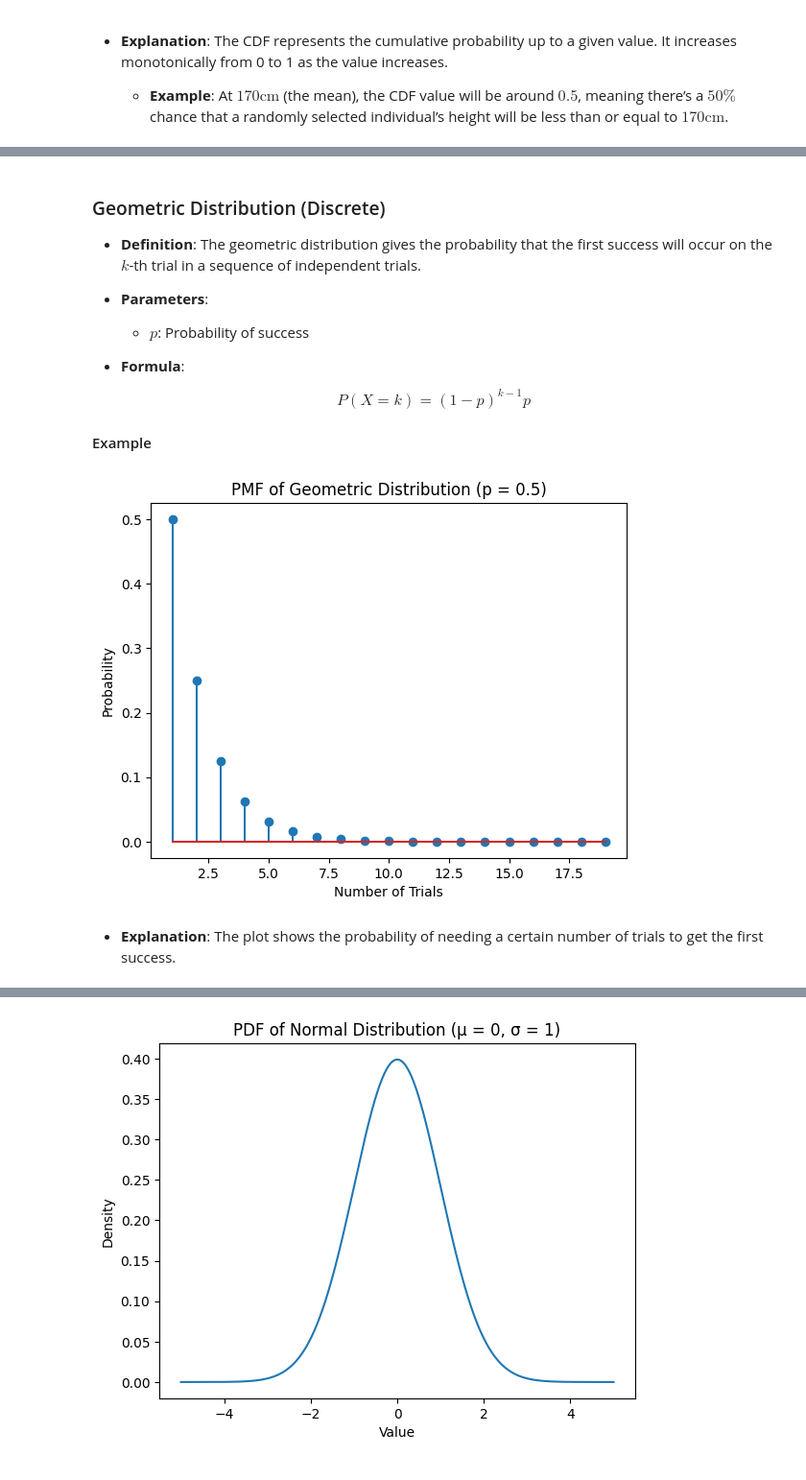
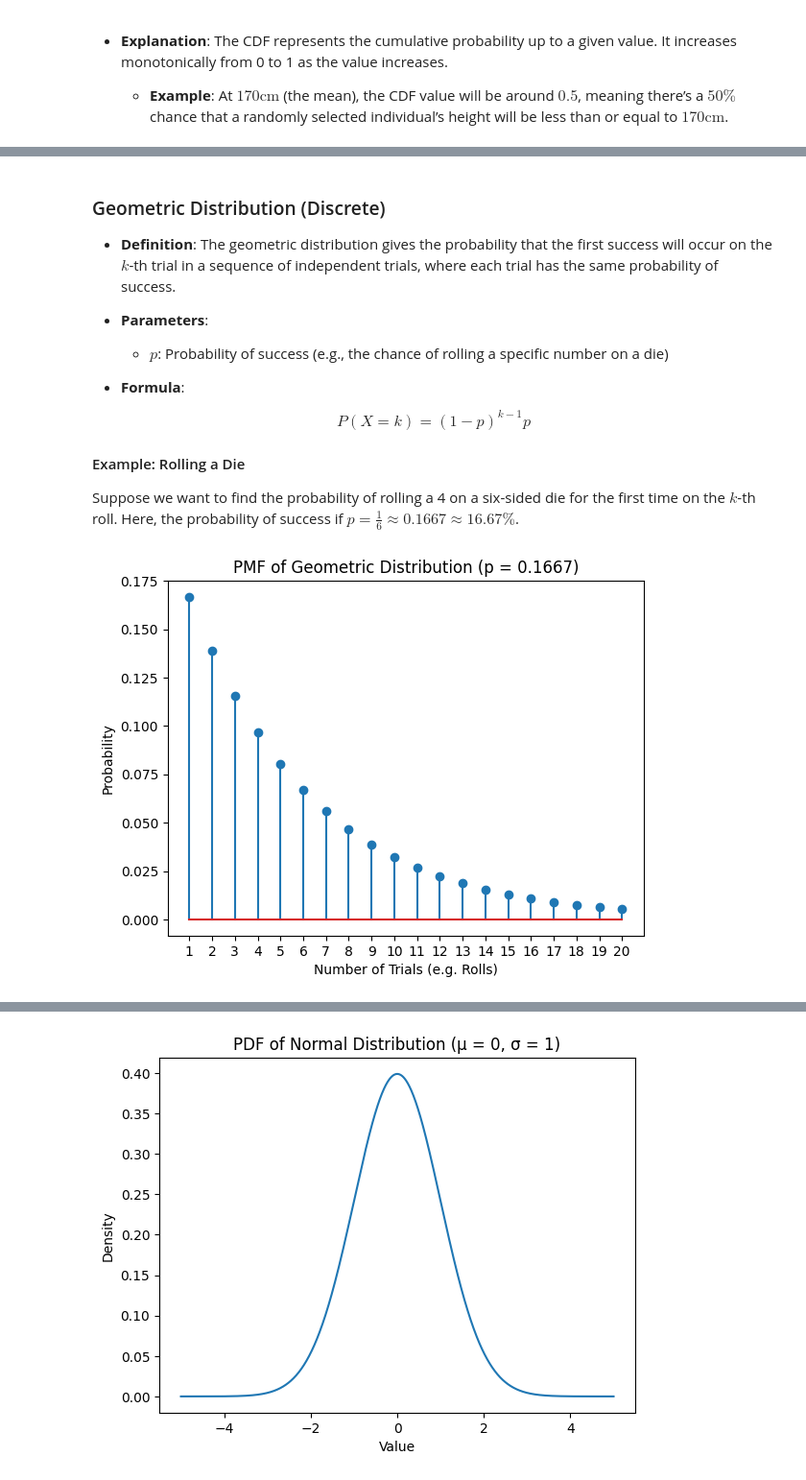
Before and after one commit to themarisolhernandez/ds-review-lessons, a Jupyter notebook: 09-random-variables.ipynb, the cells around one changed output, grey strips where cells are left out. Shown at 96% size. Cells and saved outputs as stored; diff of their text form; code cells hidden in the pictures.

```diff
--- a/09-random-variables.ipynb
+++ b/09-random-variables.ipynb
@@ -272,31 +282,31 @@ plt.show()
 # %% [markdown]
 ### Geometric Distribution (Discrete)
-- **Definition**: The geometric distribution gives the probability that the first success will occur on the $k$-th trial in a sequence of independent trials.
+- **Definition**: The geometric distribution gives the probability that the first success will occur on the $k$-th trial in a sequence of independent trials, where each trial has the same probability of success.
 
 - **Parameters**:
 
-    - $p$: Probability of success
+    - $p$: Probability of success (e.g., the chance of rolling a specific number on a die)
 
 - **Formula**:
 
 $$P(X = k) = (1 - p)^{k - 1}p$$
 
-#### Example
+#### Example: Rolling a Die
+Suppose we want to find the probability of rolling a 4 on a six-sided die for the first time on the $k$-th roll. Here, the probability of success if $p = \frac{1}{6} \approx 0.1667 \approx 16.67\%$.
 # %%
 from scipy.stats import geom
 
 # Parameters
-p = 0.5  # Probability of success
-x = np.arange(1, 20)
-pmf = geom.pmf(x, p)
+p = 1/6  # Probability of rolling a 4
+x = np.arange(1, 21)  # Possible number of trials (1 to 20)
+pmf = geom.pmf(x, p)  # Probability Mass Function
 
 # Plotting
 plt.stem(x, pmf)
-plt.title(f"PMF of Geometric Distribution (p = {p})")
-plt.xlabel("Number of Trials")
+plt.title(f"PMF of Geometric Distribution (p = {round(p, 4)})")
+plt.xlabel("Number of Trials (e.g. Rolls)")
 plt.ylabel("Probability")
+plt.xticks(x)  # Show all possible outcomes
 plt.show()
 # %% [output]
-[figure, old version]
+[figure, new version]
-# %% [markdown]
-- **Explanation**: The plot shows the probability of needing a certain number of trials to get the first success.
```
Also changed, not shown: parts of 20 cells of this notebook.
